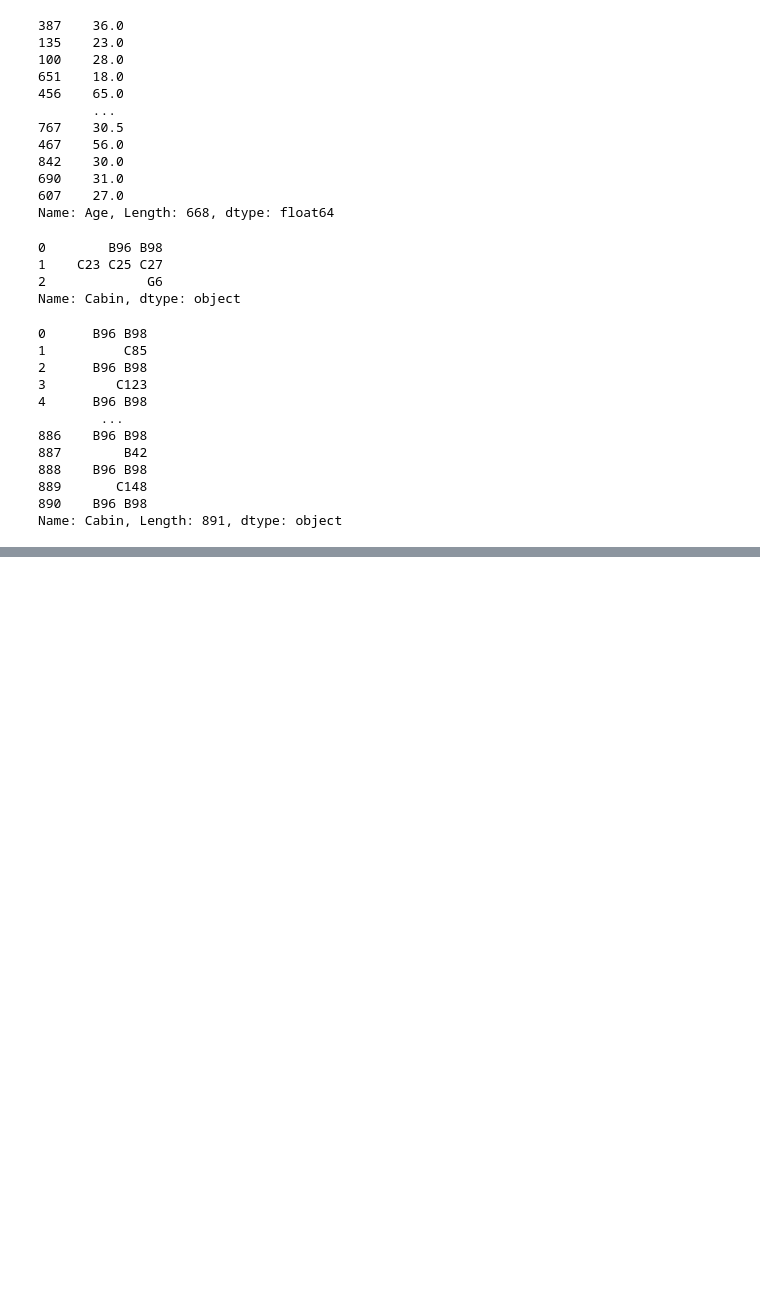
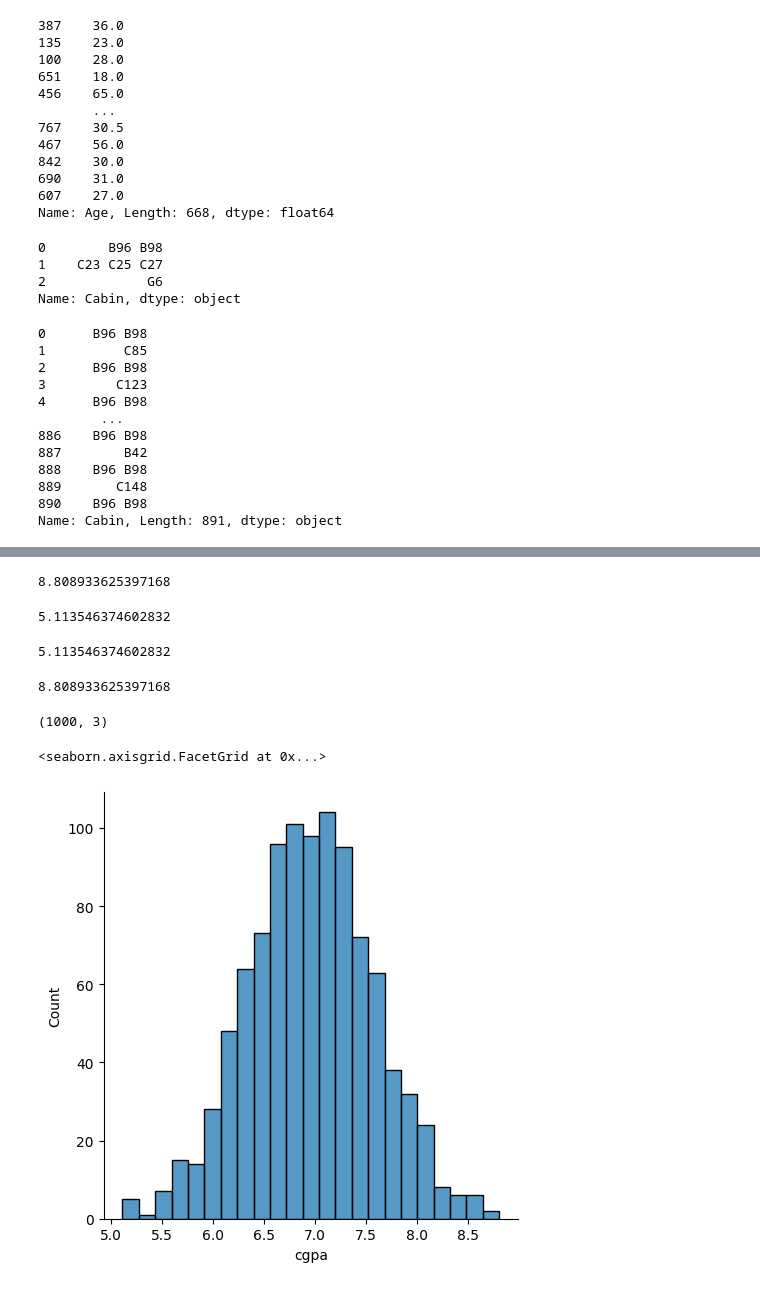
Before and after one commit to Hunnykumar007/SimpleLinearAlgorithm, a Jupyter notebook: notebooks/Feature_Engineering.ipynb, the cells around one changed output, grey strips where cells are left out. Drawn from its saved outputs; the diff is of its cells as text; code cells hidden in the pictures; blank space fills up the shorter version.

```diff
--- a/notebooks/Feature_Engineering.ipynb
+++ b/notebooks/Feature_Engineering.ipynb
@@ -711,0 +836,27 @@ Name: Cabin, Length: 891, dtype: object
+# %%
+upper_limit
+# %% [output]
+8.808933625397168
+# %%
+lower_limit
+# %% [output]
+5.113546374602832
+# %%
+df3["cgpa"]=np.where(df3["cgpa"]<lower_limit,lower_limit,df3["cgpa"])
+# %%
+df3["cgpa"].min()
+# %% [output]
+5.113546374602832
+# %%
+df3["cgpa"].max()
+# %% [output]
+8.808933625397168
+# %%
+df3.shape
+# %% [output]
+(1000, 3)
+# %%
+sns.displot(df3["cgpa"])
+# %% [output]
+<seaborn.axisgrid.FacetGrid at 0x...>
+[figure, added]
```
Also changed, not shown: parts of 42 cells of this notebook.
